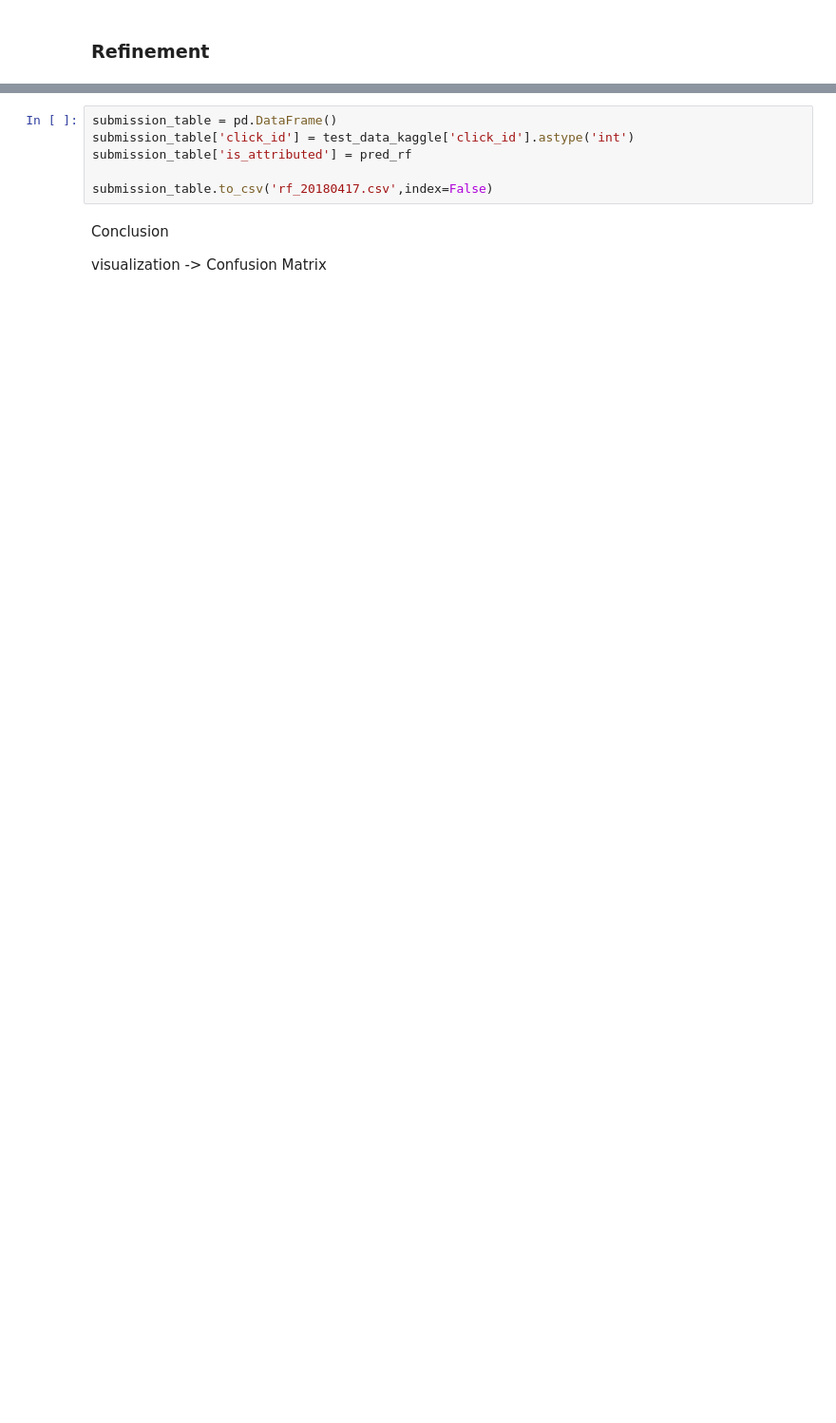
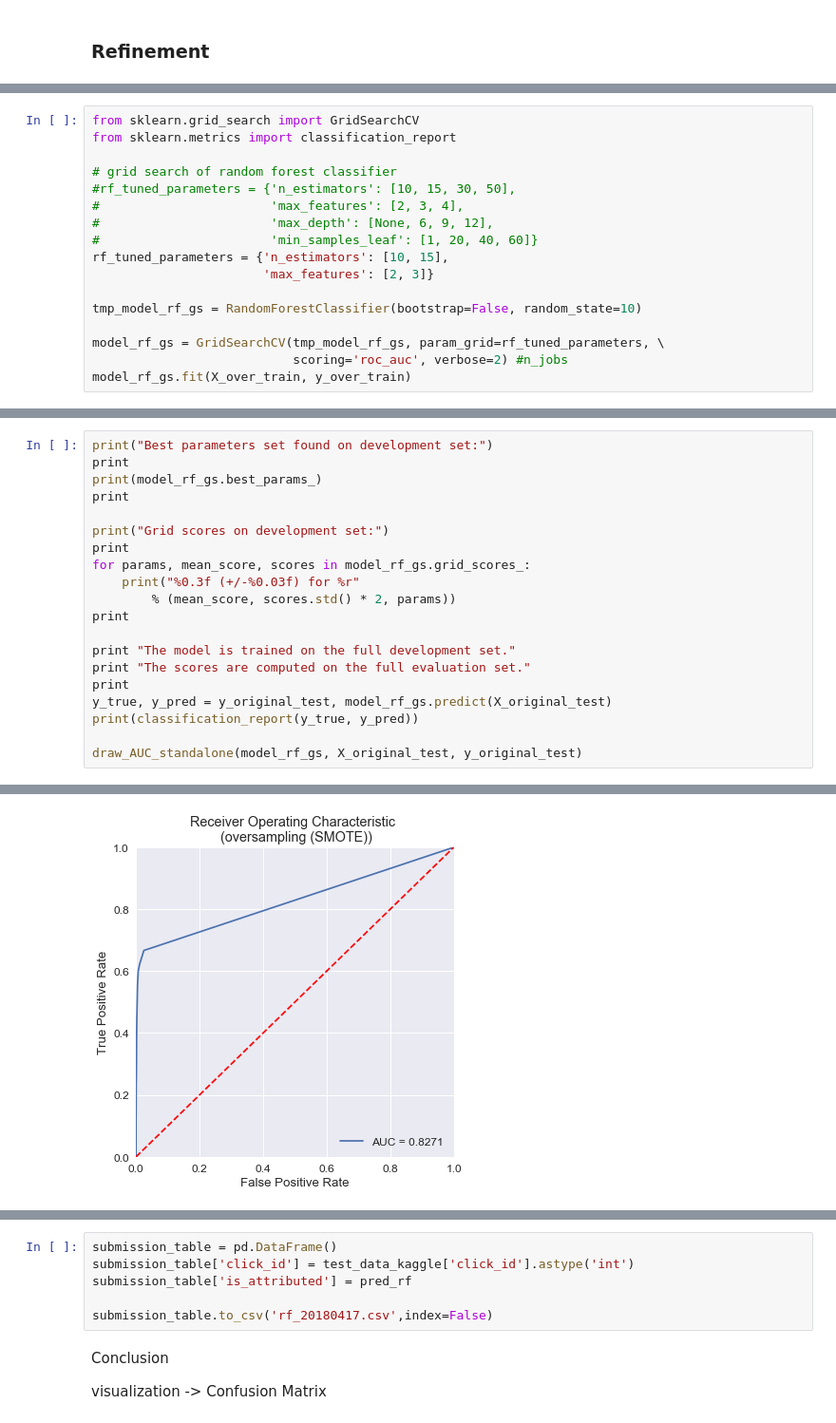
Before and after one commit to yuhow/udacity_nano_ML_course, a Jupyter notebook: capstone/capstone.ipynb, the cells around one changed output, grey strips where cells are left out. Shown: that part at 95% size. Drawn from its saved outputs; the diff is of its cells as text; blank space fills up the shorter version.

```diff
--- a/capstone/capstone.ipynb
+++ b/capstone/capstone.ipynb
@@ -647,0 +688,17 @@ from sklearn.metrics import classification_report
+# %%
+from sklearn.grid_search import GridSearchCV
+from sklearn.metrics import classification_report
+
+# grid search of random forest classifier
+#rf_tuned_parameters = {'n_estimators': [10, 15, 30, 50],
+#                       'max_features': [2, 3, 4],
+#                       'max_depth': [None, 6, 9, 12],
+#                       'min_samples_leaf': [1, 20, 40, 60]}
+rf_tuned_parameters = {'n_estimators': [10, 15],
+                       'max_features': [2, 3]}
+
+tmp_model_rf_gs = RandomForestClassifier(bootstrap=False, random_state=10)
+
+model_rf_gs = GridSearchCV(tmp_model_rf_gs, param_grid=rf_tuned_parameters, \
+                           scoring='roc_auc', verbose=2) #n_jobs
+model_rf_gs.fit(X_over_train, y_over_train)
@@ -647,0 +739,21 @@ from sklearn.metrics import classification_report
+# %%
+print("Best parameters set found on development set:")
+print
+print(model_rf_gs.best_params_)
+print
+
+print("Grid scores on development set:")
+print
+for params, mean_score, scores in model_rf_gs.grid_scores_:
+    print("%0.3f (+/-%0.03f) for %r"
+        % (mean_score, scores.std() * 2, params))
+print
+
+print "The model is trained on the full development set."
+print "The scores are computed on the full evaluation set."
+print
+y_true, y_pred = y_original_test, model_rf_gs.predict(X_original_test)
+print(classification_report(y_true, y_pred))
+
+draw_AUC_standalone(model_rf_gs, X_original_test, y_original_test)
+# %% [output]
@@ -647,0 +780 @@ from sklearn.metrics import classification_report
+[figure, added]
```
Also changed, not shown: parts of 19 cells of this notebook.
